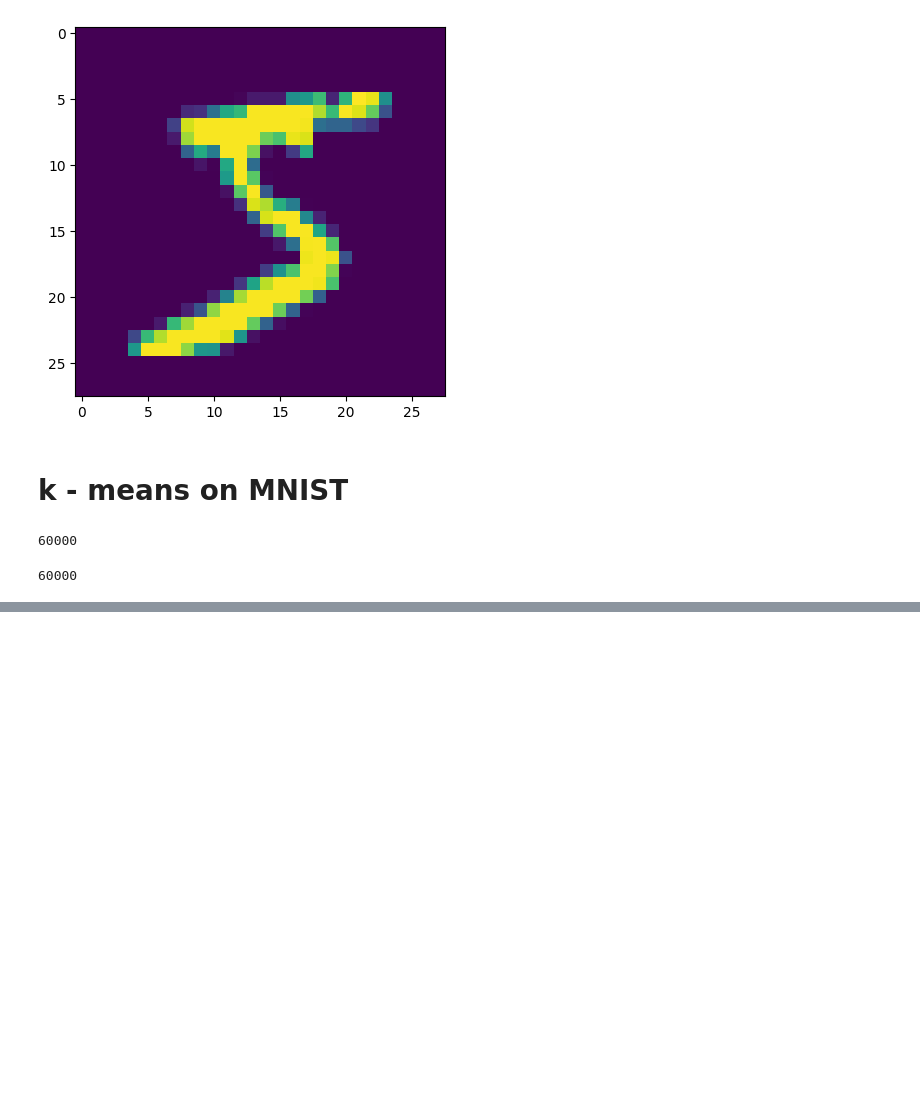
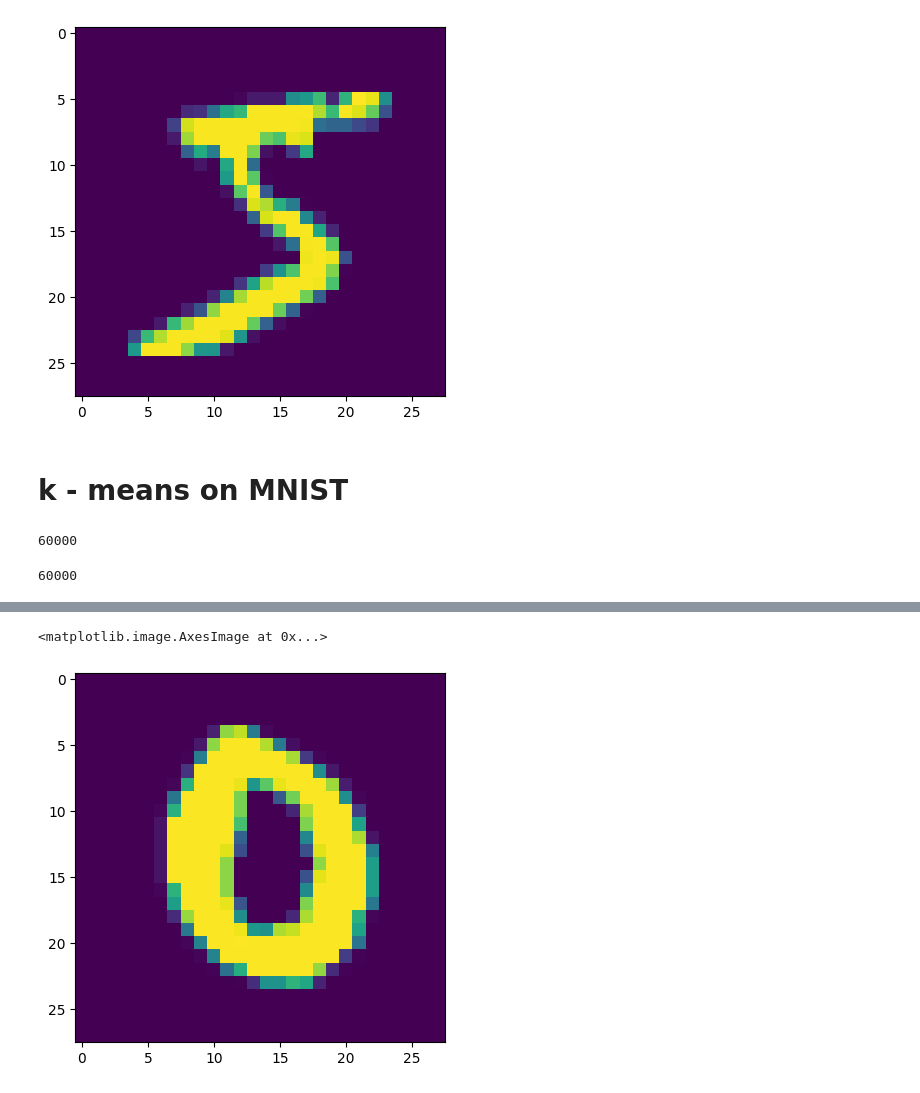
Before and after one commit to kira128/K-means, a Jupyter notebook: kmeans.ipynb, the cells around one changed output, grey strips where cells are left out. Cells and saved outputs as stored; diff of their text form; code cells hidden in the pictures; blank space fills up the shorter version.

```diff
--- a/kmeans.ipynb
+++ b/kmeans.ipynb
@@ -200,0 +230,5 @@ Cluster 9 is mostly digit 8 with value 0.6
+# %%
+plt.imshow(random.choice(trainset.data[trainset.targets==0]))
+# %% [output]
+<matplotlib.image.AxesImage at 0x...>
+[figure, added]
```
Also changed, not shown: parts of 6 cells of this notebook.
